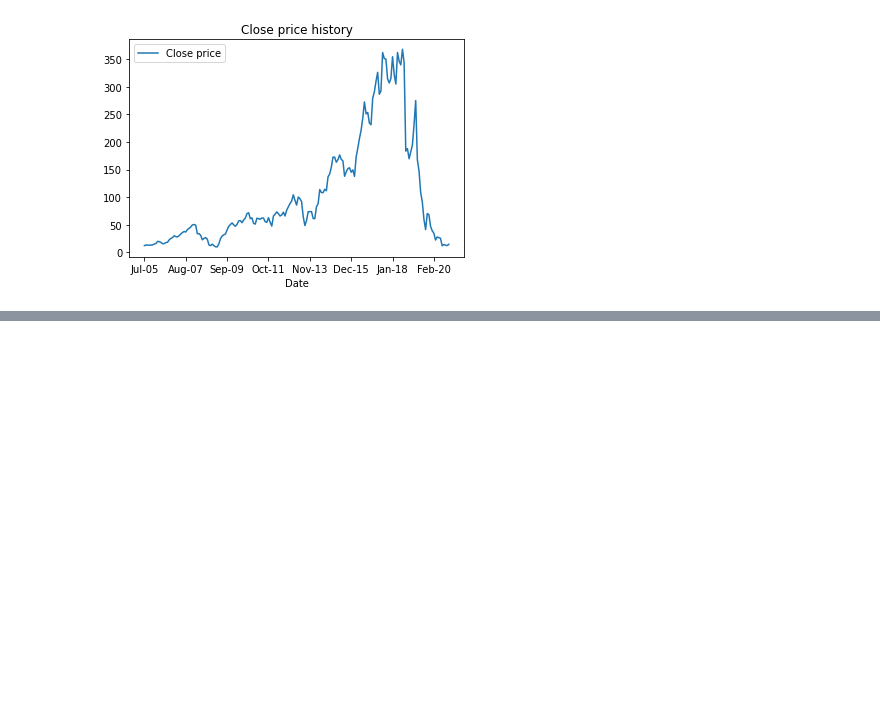
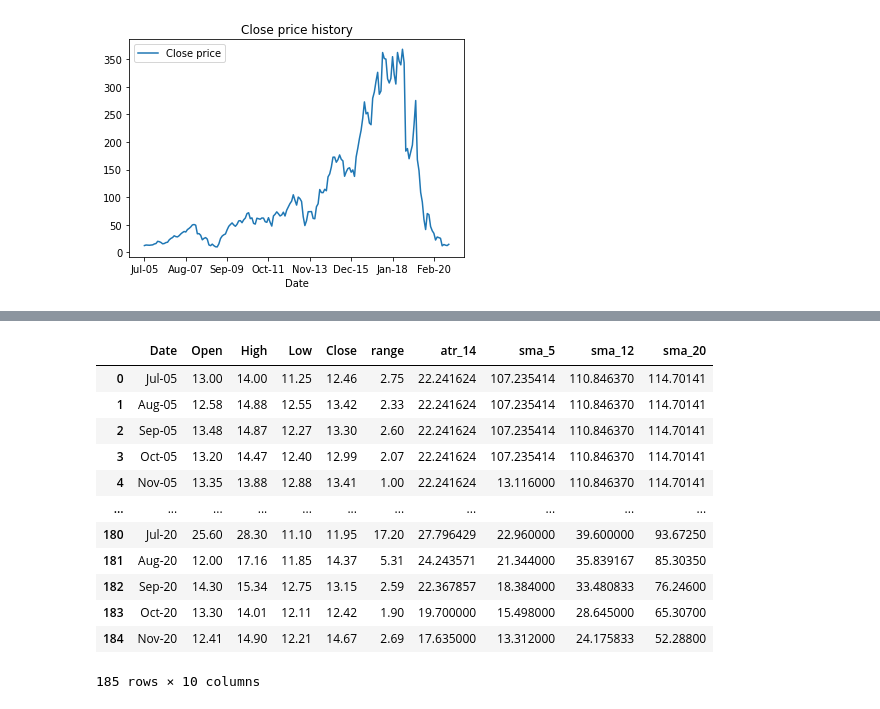
Before and after one commit to shubhro-jyoti/Yes-bank-stock-closing-price-prediction., a Jupyter notebook: Yes_bank_stock_closing_price_prediction.ipynb, the cells around one changed output, grey strips where cells are left out. Saved outputs shown, nothing was run; the diff lists cells and outputs as text; code cells hidden in the pictures; blank space fills up the shorter version.

```diff
--- a/Yes_bank_stock_closing_price_prediction.ipynb
+++ b/Yes_bank_stock_closing_price_prediction.ipynb
@@ -217,0 +257,19 @@ display(df)
+# %%
+feature = df.describe()
+for item in feature:
+  df[item].fillna(df[item].mean(),inplace = True)
+df
+# %% [output]
+|  | Date | Open | High | Low | Close | range | atr_14 | sma_5 | sma_12 | sma_20 |
+| 0 | Jul-05 | 13.00 | 14.00 | 11.25 | 12.46 | 2.75 | 22.241624 | 107.235414 | 110.846370 | 114.70141 |
+| 1 | Aug-05 | 12.58 | 14.88 | 12.55 | 13.42 | 2.33 | 22.241624 | 107.235414 | 110.846370 | 114.70141 |
+| 2 | Sep-05 | 13.48 | 14.87 | 12.27 | 13.30 | 2.60 | 22.241624 | 107.235414 | 110.846370 | 114.70141 |
+| 3 | Oct-05 | 13.20 | 14.47 | 12.40 | 12.99 | 2.07 | 22.241624 | 107.235414 | 110.846370 | 114.70141 |
+| 4 | Nov-05 | 13.35 | 13.88 | 12.88 | 13.41 | 1.00 | 22.241624 | 13.116000 | 110.846370 | 114.70141 |
+| ... | ... | ... | ... | ... | ... | ... | ... | ... | ... | ... |
+| 180 | Jul-20 | 25.60 | 28.30 | 11.10 | 11.95 | 17.20 | 27.796429 | 22.960000 | 39.600000 | 93.67250 |
+| 181 | Aug-20 | 12.00 | 17.16 | 11.85 | 14.37 | 5.31 | 24.243571 | 21.344000 | 35.839167 | 85.30350 |
+| 182 | Sep-20 | 14.30 | 15.34 | 12.75 | 13.15 | 2.59 | 22.367857 | 18.384000 | 33.480833 | 76.24600 |
+| 183 | Oct-20 | 13.30 | 14.01 | 12.11 | 12.42 | 1.90 | 19.700000 | 15.498000 | 28.645000 | 65.30700 |
+| 184 | Nov-20 | 12.41 | 14.90 | 12.21 | 14.67 | 2.69 | 17.635000 | 13.312000 | 24.175833 | 52.28800 |
+185 rows × 10 columns
```
Also changed, not shown: parts of 17 cells of this notebook.
